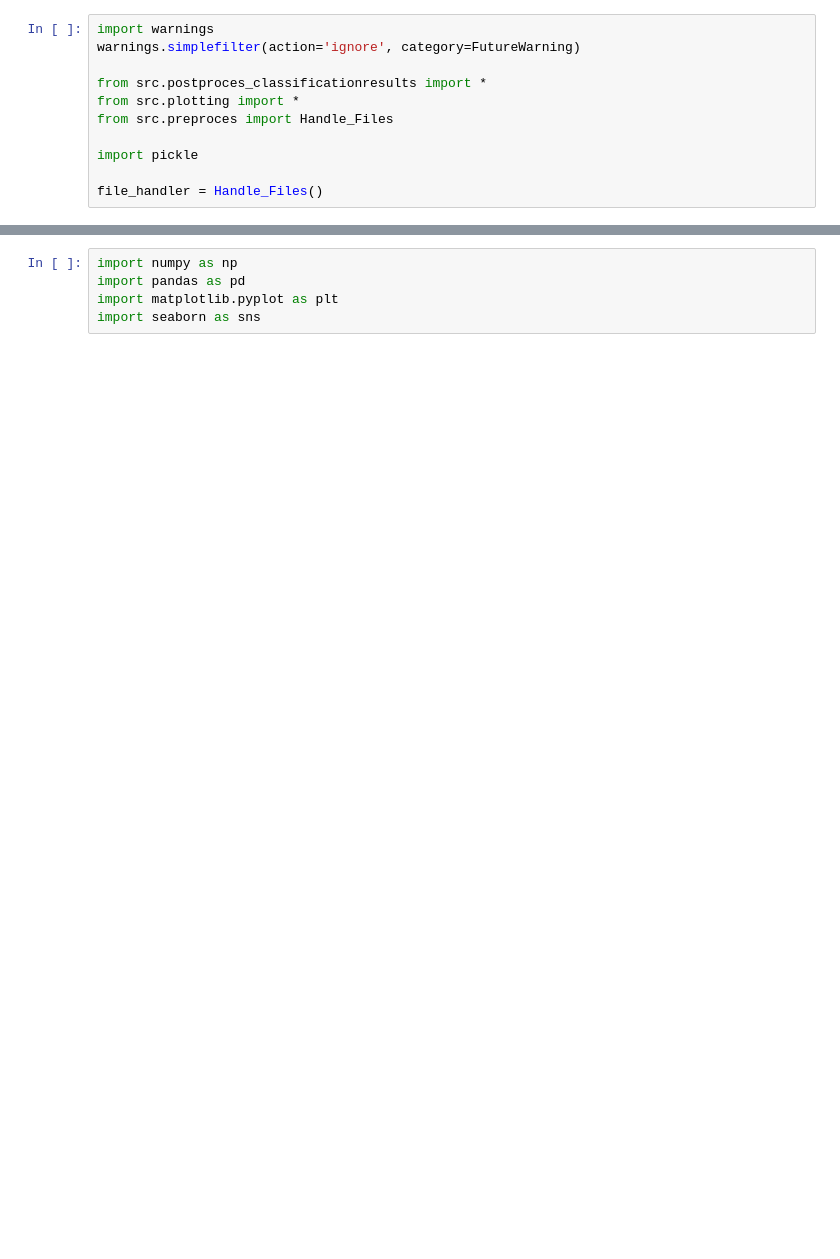
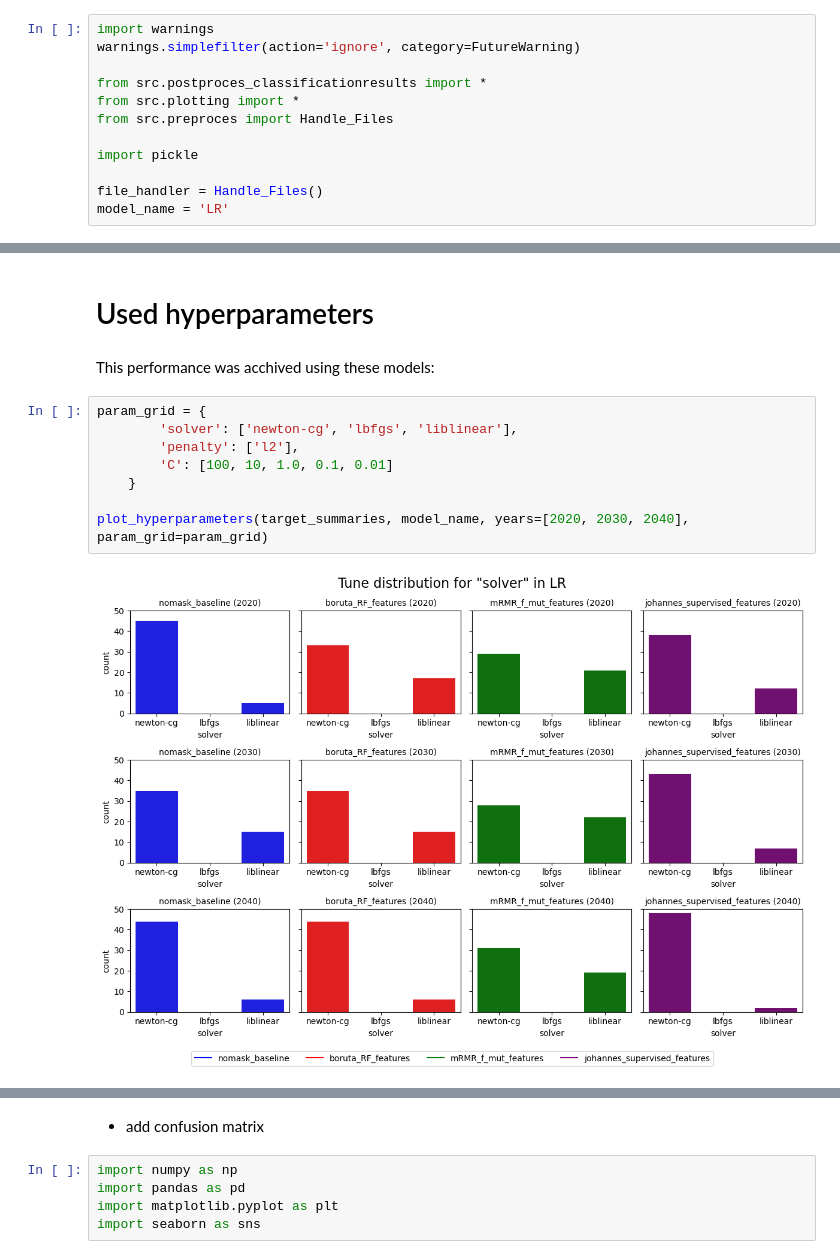
Before and after one commit to Johannesfjeldsaa/Masterthesis_S23, a Jupyter notebook: 07c ii - investigate LR results.ipynb, the cells around one changed output, grey strips where cells are left out. Drawn from its saved outputs; the diff is of its cells as text; blank space fills up the shorter version.

```diff
--- a/07c ii - investigate LR results.ipynb
+++ b/07c ii - investigate LR results.ipynb
@@ -9,4 +9,5 @@ from src.preproces import Handle_Files
 import pickle
 
 file_handler = Handle_Files()
+model_name = 'LR'
 # %%
@@ -38,0 +68,14 @@ plot_roc_curve(roc_information, years=[2020, 2030, 2040],
+# %% [markdown]
+# Used hyperparameters
+# %% [markdown]
+This performance was acchived using these models:
+# %%
+param_grid = {
+        'solver': ['newton-cg', 'lbfgs', 'liblinear'],
+        'penalty': ['l2'],
+        'C': [100, 10, 1.0, 0.1, 0.01]
+    }
+
+plot_hyperparameters(target_summaries, model_name, years=[2020, 2030, 2040], param_grid=param_grid)
+# %% [output]
+[figure, added]
@@ -39,3 +83,5 @@ plot_roc_curve(roc_information, years=[2020, 2030, 2040],
+# %% [markdown]
+- add confusion matrix
 # %%
 import numpy as np
 import pandas as pd
```
Also changed, not shown: parts of 9 cells of this notebook, 15 other files.
